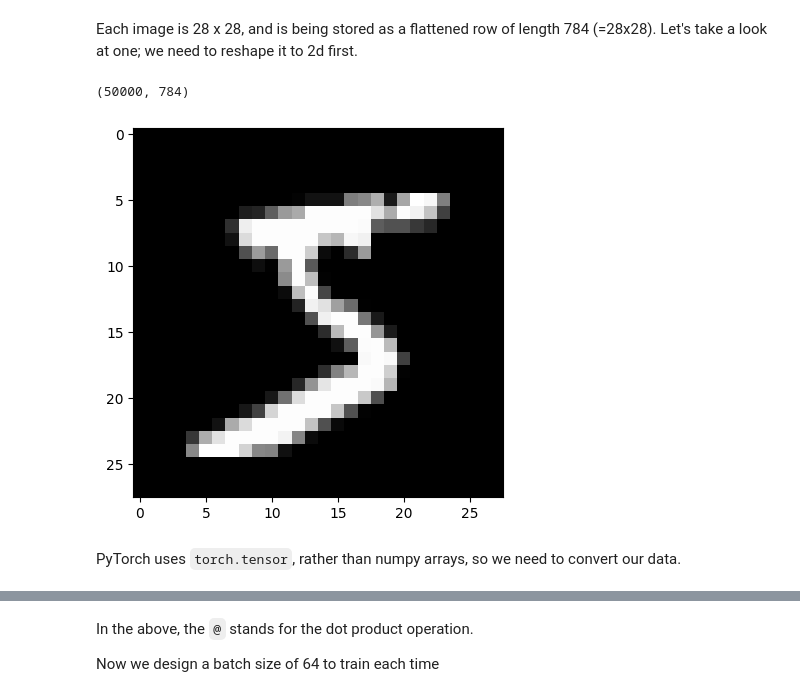
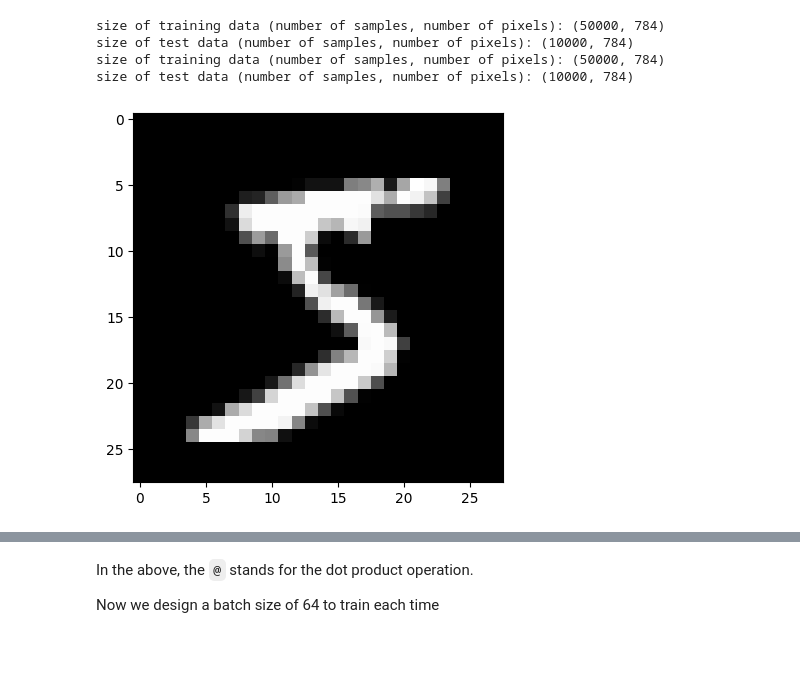
Before and after one commit to HsiuWen/MinesParisTech-ES-course, a Jupyter notebook: TPs/Lab1_NN.ipynb, the cells around one changed output, grey strips where cells are left out. Drawn from its saved outputs; the diff is of its cells as text; code cells hidden in the pictures; blank space fills up the shorter version.

```diff
--- a/TPs/Lab1_NN.ipynb
+++ b/TPs/Lab1_NN.ipynb
@@ -195,28 +285,22 @@ with gzip.open((PATH / FILENAME).as_posix(), "rb") as f:
-# %% [markdown]
-Each image is 28 x 28, and is being stored as a flattened row of length
-784 (=28x28). Let's take a look at one; we need to reshape it to 2d
-first.
-# %%
-from matplotlib import pyplot
-import numpy as np
-
-pyplot.imshow(x_train[0].reshape((28, 28)), cmap="gray")
-print(x_train.shape)
-# %% [output]
-(50000, 784)
-[figure, removed]
-# %% [markdown]
-PyTorch uses ``torch.tensor``, rather than numpy arrays, so we need to
-convert our data.
-# %%
-import torch
-
-x_train, y_train, x_valid, y_valid = map(
-    torch.tensor, (x_train, y_train, x_valid, y_valid)
-)
-n, c = x_train.shape
-x_train, x_train.shape, y_train.min(), y_train.max()
-print(x_train, y_train)
-print(x_train.shape)
-print(y_train.min(), y_train.max())
+# %%
+import pickle
+import gzip
+
+with gzip.open((PATH / FILENAME).as_posix(), "rb") as f:
+        ((x_train, y_train), (x_valid, y_valid), _) = pickle.load(f, encoding="latin-1")
+
+plt.imshow(x_train[0].reshape(28,28), cmap='gray')
+print(f"size of training data (number of samples, number of pixels): {x_train.shape}")
+print(f"size of test data (number of samples, number of pixels): {x_valid.shape}")
+
+# Convert data to torch tensors and move to detected device
+x_train, y_train, x_valid, y_valid = map(
+    lambda x: torch.tensor(x).to(device), (x_train, y_train, x_valid, y_valid)
+)
+# %% [output]
+size of training data (number of samples, number of pixels): (50000, 784)
+size of test data (number of samples, number of pixels): (10000, 784)
+size of training data (number of samples, number of pixels): (50000, 784)
+size of test data (number of samples, number of pixels): (10000, 784)
+[figure, added]
 # %% [markdown]
```
Also changed, not shown: parts of 83 cells of this notebook.
